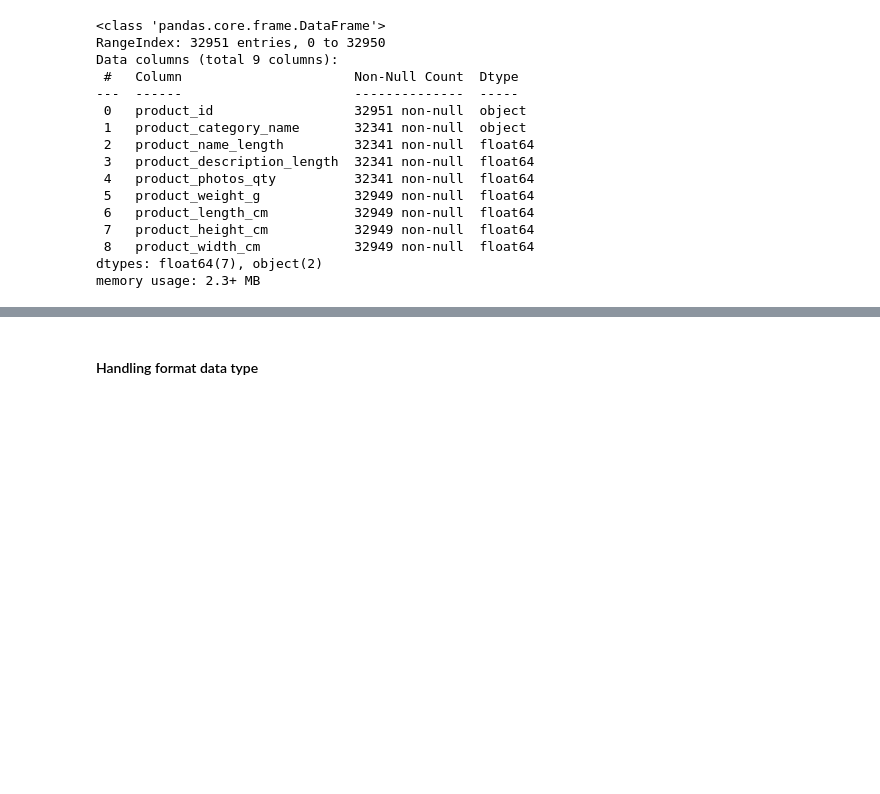
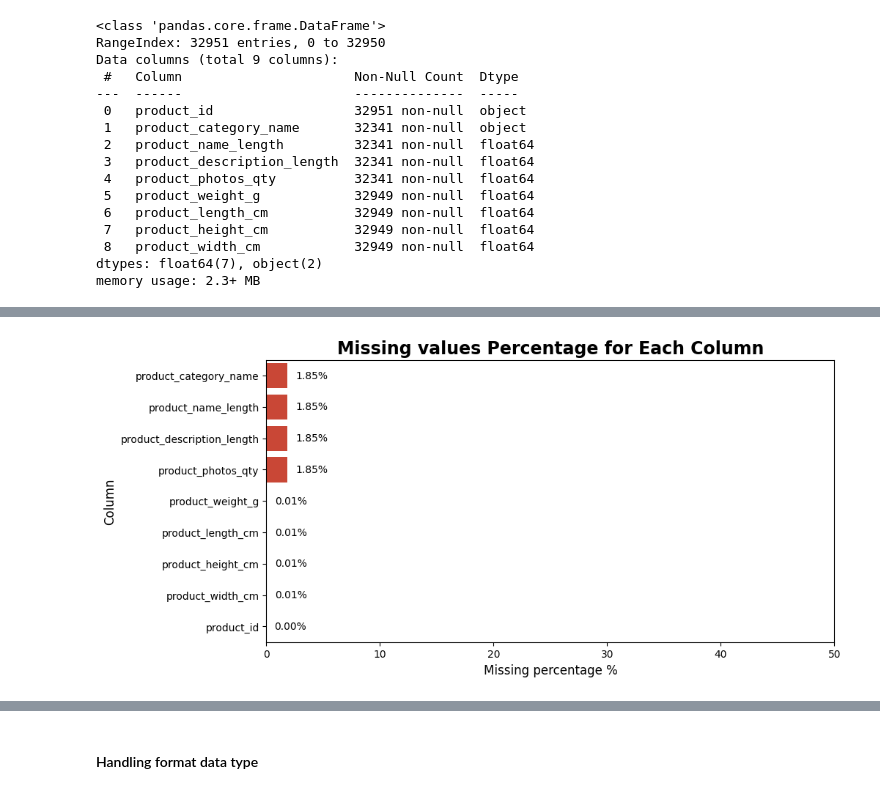
Before and after one commit to stefansphtr/Data-Analytics-Brazilian-Ecommerce, a Jupyter notebook: notebook.ipynb, the cells around one changed output, grey strips where cells are left out. Saved outputs shown, nothing was run; the diff lists cells and outputs as text; code cells hidden in the pictures; blank space fills up the shorter version.

```diff
--- a/notebook.ipynb
+++ b/notebook.ipynb
@@ -1030,0 +1046,5 @@ memory usage: 2.3+ MB
+# %%
+# Plot the missing values for each column
+missing_percentage = pmv(products_df)
+# %% [output]
+[figure, added]
```
Also changed, not shown: parts of 16 cells of this notebook, 1 other file.
